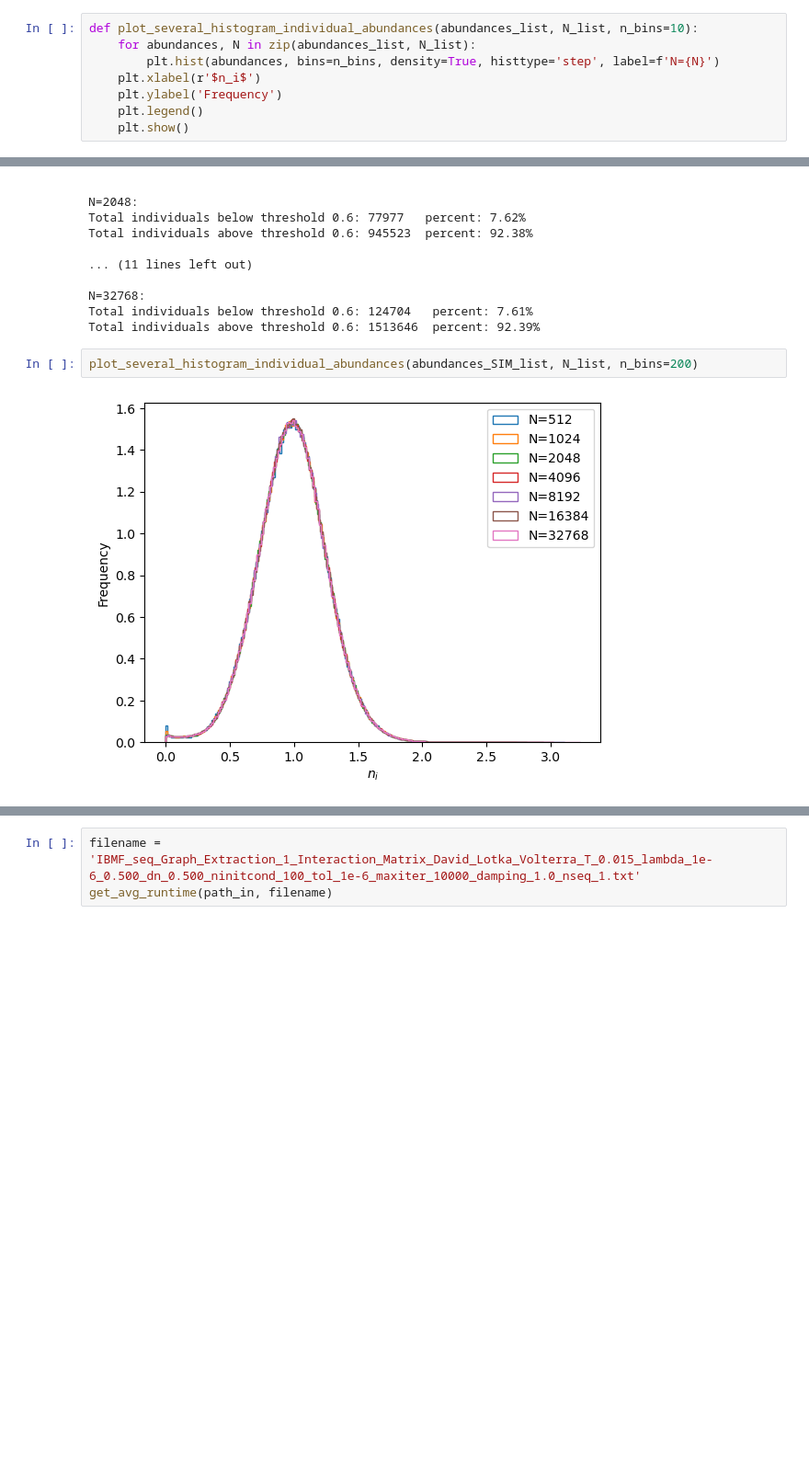
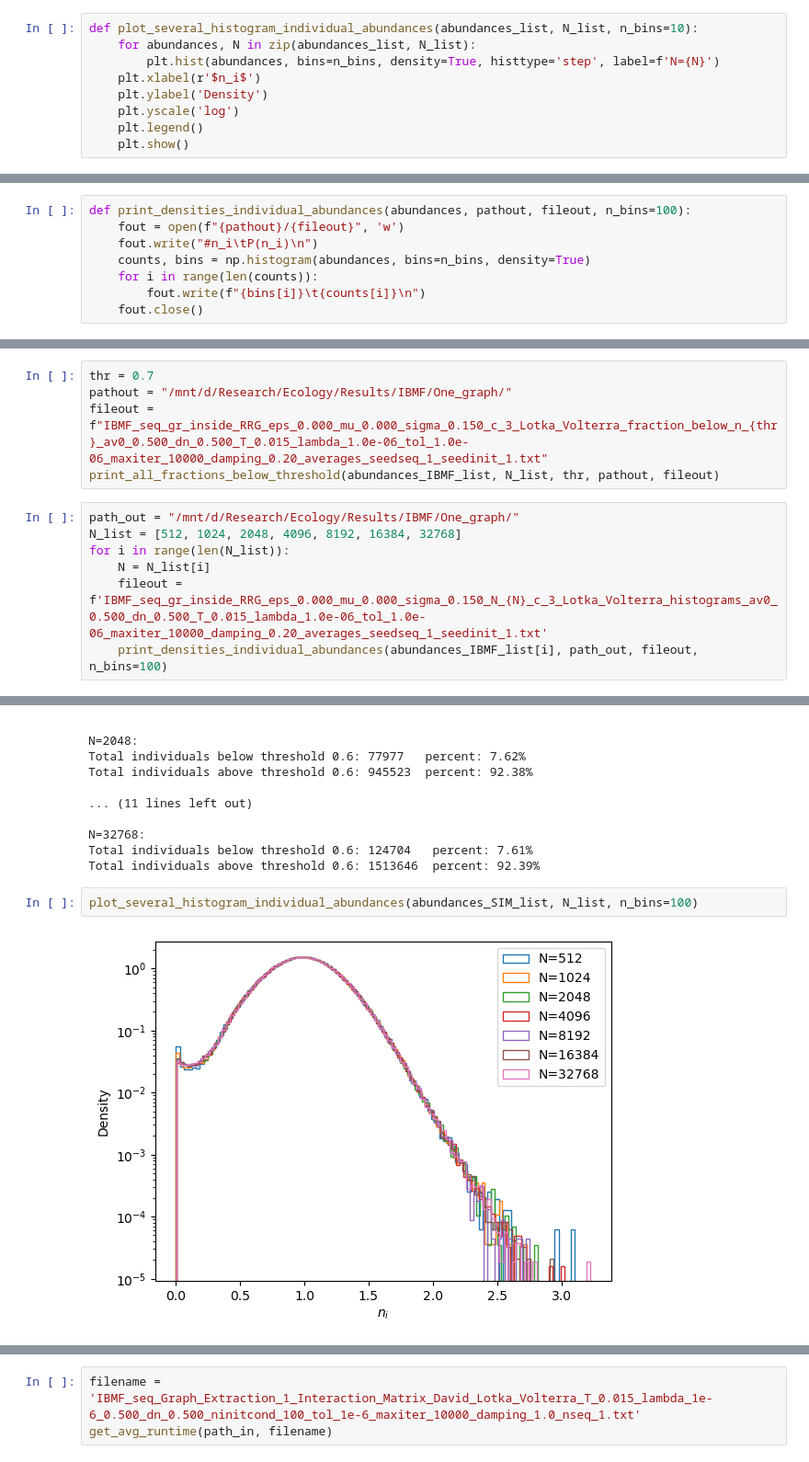
Before and after one commit to d4v1d-cub/Ecology, a Jupyter notebook: processing_data/IBMF/process_IBMF_one_graph.ipynb, the cells around one changed output, grey strips where cells are left out. Shown at 92% size. Cells and saved outputs as stored; diff of their text form; blank space fills up the shorter version.

```diff
--- a/processing_data/IBMF/process_IBMF_one_graph.ipynb
+++ b/processing_data/IBMF/process_IBMF_one_graph.ipynb
@@ -82,7 +82,8 @@ def plot_several_histogram_individual_abundances(abundances_list, N_list, n_bins
     for abundances, N in zip(abundances_list, N_list):
         plt.hist(abundances, bins=n_bins, density=True, histtype='step', label=f'N={N}')
     plt.xlabel(r'$n_i$')
-    plt.ylabel('Frequency')
+    plt.ylabel('Density')
+    plt.yscale('log')
     plt.legend()
     plt.show()
 # %%
@@ -97,3 +107,11 @@ def plot_histogram_individual_abundances_log(abundances, n_bins=10):
+# %%
+def print_densities_individual_abundances(abundances, pathout, fileout, n_bins=100):
+    fout = open(f"{pathout}/{fileout}", 'w')
+    fout.write("#n_i\tP(n_i)\n")
+    counts, bins = np.histogram(abundances, bins=n_bins, density=True)
+    for i in range(len(counts)):
+        fout.write(f"{bins[i]}\t{counts[i]}\n")
+    fout.close()
 # %%
 # path_in = "/media/david/Data/UH/Grupo_de_investigacion/Ecology/Results/IBMF/One_graph/"
 # path_in = "/media/david/Seagate Expansion Drive/Salva/Salva_Data_Investigacion/Grupo_de_investigacion/Ecology/Results/IBMF/One_graph/"
@@ -166,3 +184,15 @@ plot_several_histogram_individual_abundances(abundances_IBMF_list, N_list, n_bin
+# %%
+thr = 0.7
+pathout = "/mnt/d/Research/Ecology/Results/IBMF/One_graph/"
+fileout = f"IBMF_seq_gr_inside_RRG_eps_0.000_mu_0.000_sigma_0.150_c_3_Lotka_Volterra_fraction_below_n_{thr}_av0_0.500_dn_0.500_T_0.015_lambda_1.0e-06_tol_1.0e-06_maxiter_10000_damping_0.20_averages_seedseq_1_seedinit_1.txt"
+print_all_fractions_below_threshold(abundances_IBMF_list, N_list, thr, pathout, fileout)
+# %%
+path_out = "/mnt/d/Research/Ecology/Results/IBMF/One_graph/"
+N_list = [512, 1024, 2048, 4096, 8192, 16384, 32768]
+for i in range(len(N_list)):
+    N = N_list[i]
+    fileout = f'IBMF_seq_gr_inside_RRG_eps_0.000_mu_0.000_sigma_0.150_N_{N}_c_3_Lotka_Volterra_histograms_av0_0.500_dn_0.500_T_0.015_lambda_1.0e-06_tol_1.0e-06_maxiter_10000_damping_0.20_averages_seedseq_1_seedinit_1.txt'
+    print_densities_individual_abundances(abundances_IBMF_list[i], path_out, fileout, n_bins=100)
 # %%
 thr = 0.6
 N_list = [512, 1024, 2048, 4096, 8192, 16384, 32768]
@@ -195,6 +225,6 @@ N=32768:
 Total individuals below threshold 0.6: 124704   percent: 7.61%
 Total individuals above threshold 0.6: 1513646  percent: 92.39%
 # %%
-plot_several_histogram_individual_abundances(abundances_SIM_list, N_list, n_bins=200)
+plot_several_histogram_individual_abundances(abundances_SIM_list, N_list, n_bins=100)
 # %% [output]
-[figure, old version]
+[figure, new version]
```
Also changed, not shown: parts of 6 cells of this notebook, 1 other file.
